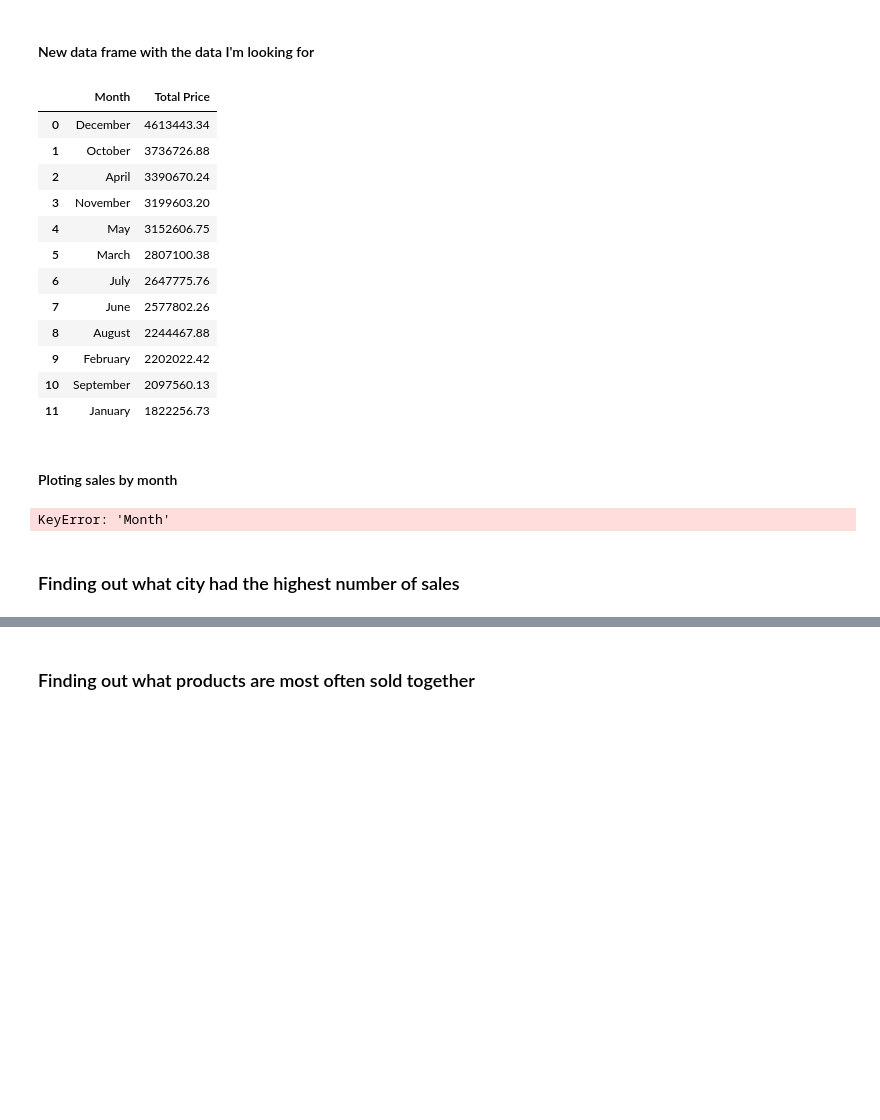
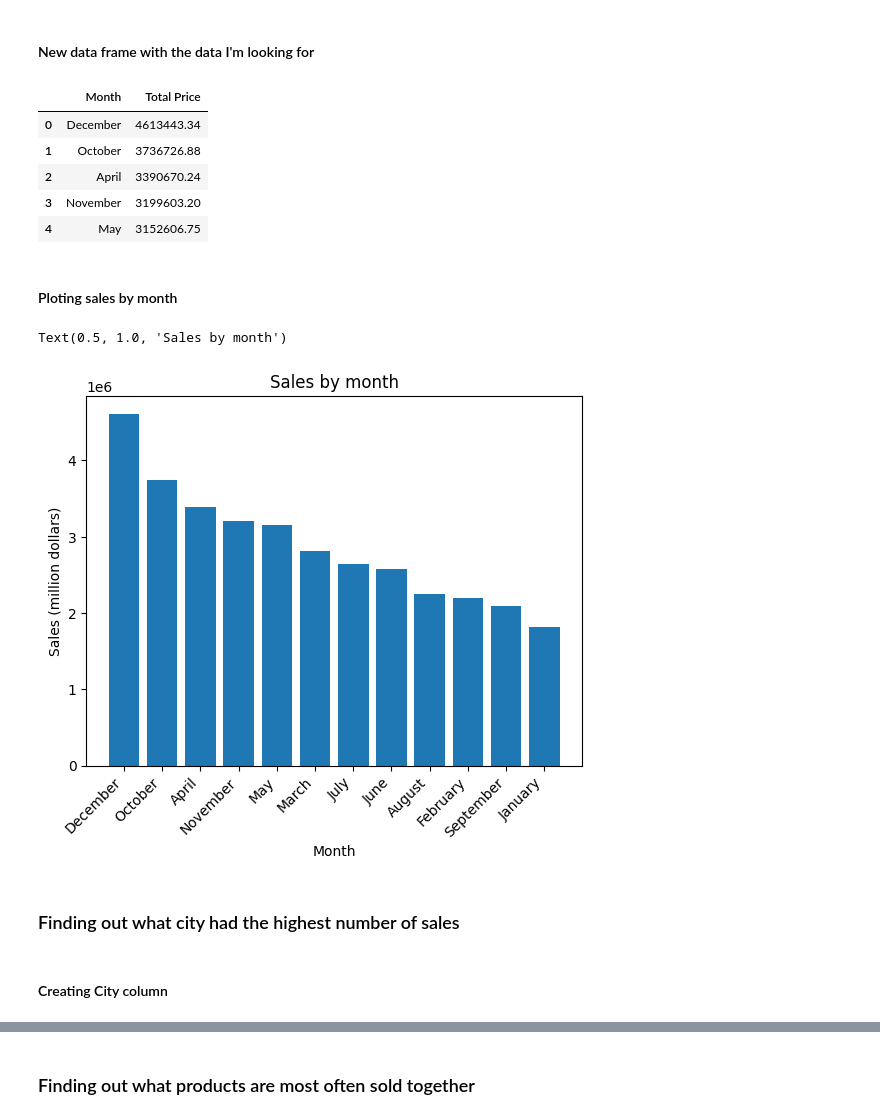
Before and after one commit to Kael-g/Sales-Analysis, a Jupyter notebook: first analysis in jupyter using pandas.ipynb, the cells around one changed output, grey strips where cells are left out. Cells and saved outputs as stored; diff of their text form; code cells hidden in the pictures; blank space fills up the shorter version.

```diff
--- a/first analysis in jupyter using pandas.ipynb
+++ b/first analysis in jupyter using pandas.ipynb
@@ -79,28 +79,31 @@ all_data["Total Price"] = all_data["Quantity Ordered"] * all_data["Price Each"]
 # %%
 sales_by_month = all_data.groupby("Month").agg({"Total Price": "sum"})
 
 sales_by_month.sort_values(by="Total Price", ascending=False, inplace=True)
 
-sales_by_month.reset_index()
+sales_by_month = sales_by_month.reset_index()
+
+sales_by_month.head()
 # %% [output]
 |  | Month | Total Price |
 | 0 | December | 4613443.34 |
 | 1 | October | 3736726.88 |
 | 2 | April | 3390670.24 |
 | 3 | November | 3199603.20 |
 | 4 | May | 3152606.75 |
-| 5 | March | 2807100.38 |
-| 6 | July | 2647775.76 |
-| 7 | June | 2577802.26 |
-| 8 | August | 2244467.88 |
-| 9 | February | 2202022.42 |
-| 10 | September | 2097560.13 |
-| 11 | January | 1822256.73 |
 # %% [markdown]
 #### Ploting sales by month
-# %%
-plt.bar(sales_by_month["Month"], sales_by_month["Total Price"])
-# %% [output]
-KeyError: 'Month'
+# %%
+plt.bar(sales_by_month["Month"], sales_by_month["Total Price"])
+plt.xticks(sales_by_month["Month"], rotation=45, ha="right")
+plt.ylabel("Sales (million dollars)")
+plt.xlabel("Month")
+
+plt.title("Sales by month")
+# %% [output]
+Text(0.5, 1.0, 'Sales by month')
+[figure, added]
 # %% [markdown]
 ### Finding out what city had the highest number of sales
+# %% [markdown]
+#### Creating City column
```
Also changed, not shown: parts of 10 cells of this notebook.
